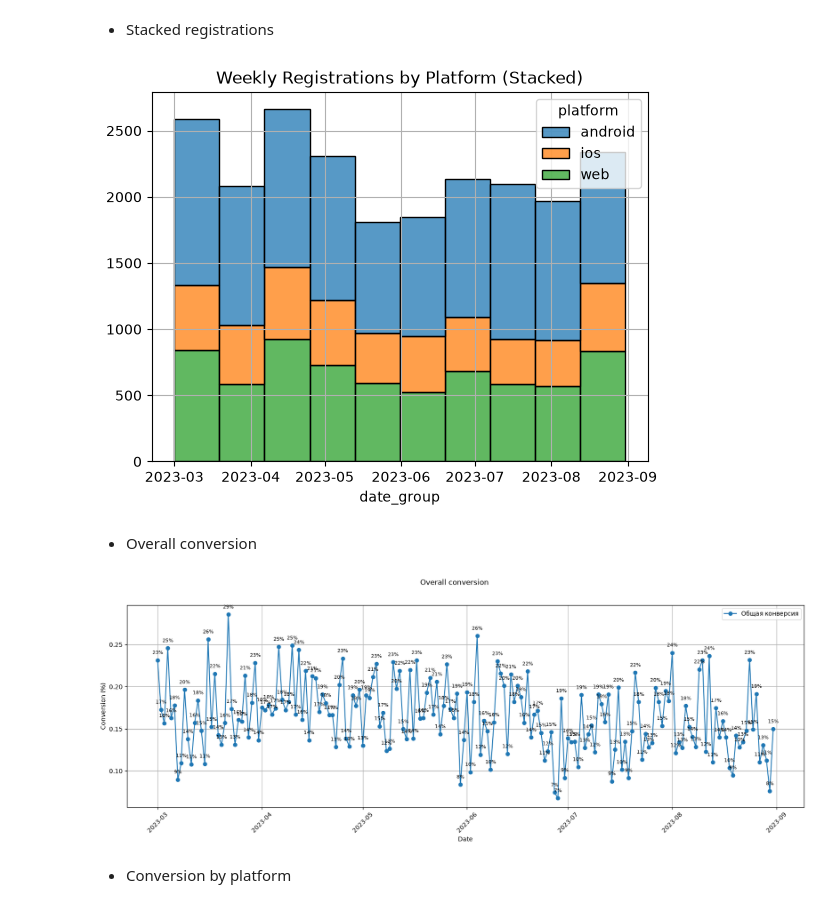
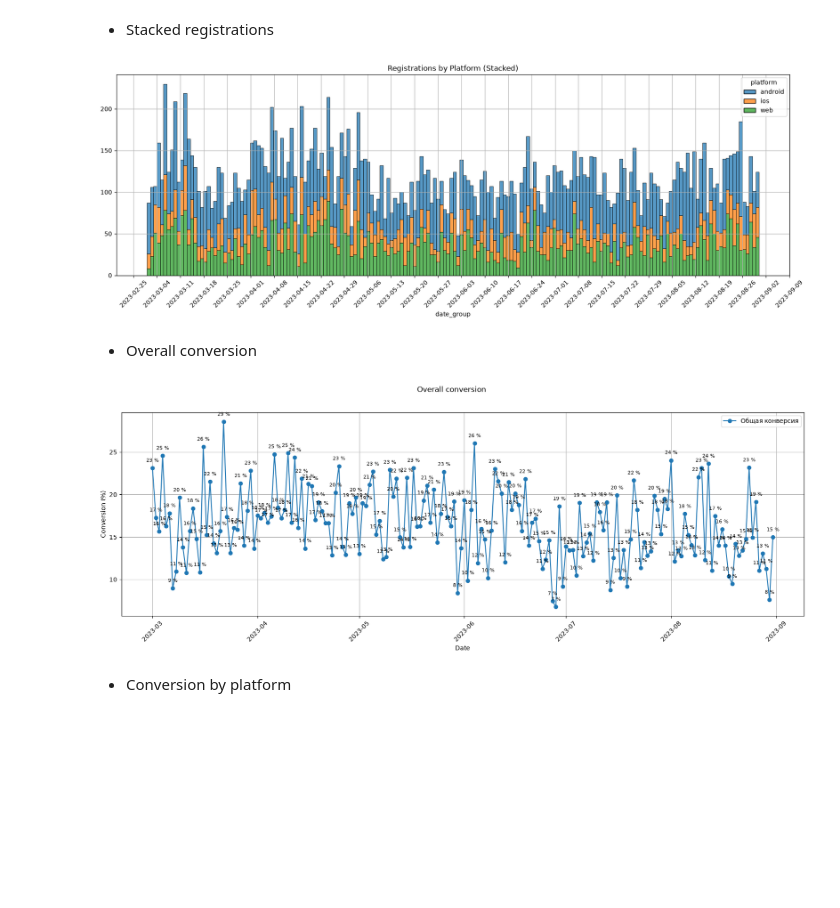
Before and after one commit to pep-cmyk/data-analytics-project-100, a Jupyter notebook: charts_project.ipynb, the cells around one changed output. Drawn from its saved outputs; the diff is of its cells as text; code cells hidden in the pictures; blank space fills up the shorter version.

```diff
--- a/charts_project.ipynb
+++ b/charts_project.ipynb
@@ -69,16 +68,14 @@ df_conversion = pd.merge(
     how= 'outer',
     left_on= ['datetime', 'platform'],
     right_on= ['datetime', 'platform']
-)
-
-df_conversion = df_conversion.fillna(1)
+).reset_index()
 
 #calculating conversion rates
-df_conversion['conversion'] = df_conversion['registrations'] / df_conversion['visits']
+df_conversion['conversion'] = (df_conversion['registrations'] / df_conversion['visits']) * 100
 
 #formatting for da autotest
 df_conversion = df_conversion.sort_values(by= 'datetime', ascending = True)
-df_conversion = df_conversion.rename(columns= {'datetime': 'date_group'}).reset_index()
+df_conversion = df_conversion.rename(columns= {'datetime': 'date_group'})
 
 df_conversion.to_json("./conversion.json")
 # %% [markdown]
@@ -199,40 +204,43 @@ plt.savefig('./charts/total_weekly_registrations.png')
 # %%
 df_sbp = df_conversion.drop(columns= ['visits', 'conversion'])
 
-plt.figure()
+plt.figure(figsize= (20,6))
 
-ax = sns.histplot(data= df_sbp, x= 'datetime', weights= 'registrations', hue= 'platform', multiple= 'stack')
-ax.set(xlabel= 'date_group', ylabel='', title= 'Weekly Registrations by Platform (Stacked)')
+ax = sns.histplot(data= df_sbp, x= 'date_group', weights= 'registrations', hue= 'platform', multiple= 'stack', bins= 184)
+ax.set(xlabel= 'date_group', ylabel='', title= 'Registrations by Platform (Stacked)')
 ax.grid()
 
-plt.savefig('./charts/weekly_registrations_by_platform_stacked.png')
+ax.xaxis.set_major_locator(mdates.DayLocator(interval=7))
+plt.xticks(rotation=45)
+
+plt.savefig('./charts/registrations_by_platform_stacked.png')
 # %% [output]
-[figure, old version]
+[figure, new version]
 # %% [markdown]
 - Overall conversion
 # %%
-df_totconv = df_conversion.drop(columns= ['platform', 'conversion'])
-df_totconv = df_totconv.groupby('datetime').agg({
+df_totconv = df_conversion
+df_totconv = df_totconv.groupby('date_group').agg({
     'visits': 'sum',
     'registrations': 'sum'
 }).reset_index()
 
-df_totconv['Conversion'] = df_totconv['registrations'] / df_totconv['visits']
+df_totconv['Conversion'] = (df_totconv['registrations'] / df_totconv['visits']) * 100
 
 fig, ax = plt.subplots(figsize= (20,6))
 fig.suptitle('Overall conversion')
 
-ax.plot(df_totconv['datetime'], df_totconv['Conversion'], marker= 'o', label= 'Общая конверсия')
+ax.plot(df_totconv['date_group'], df_totconv['Conversion'], marker= 'o', label= 'Общая конверсия')
 ax.grid()
 ax.legend()
 plt.xticks(rotation=45)
 
-line_label(ax, df_totconv['datetime'], df_totconv['Conversion'], symbol= '%', multiply_by= 100)
+line_label(ax, df_totconv['date_group'], df_totconv['Conversion'], symbol= '%')
 ax.set(xlabel= 'Date', ylabel= 'Conversion (%)')
 
 plt.savefig('./charts/overall_conversion.png')
 # %% [output]
-[figure, old version]
+[figure, new version]
 # %% [markdown]
 - Conversion by platform
 # %%
```
Also changed, not shown: parts of 12 cells of this notebook, 11 other files.
